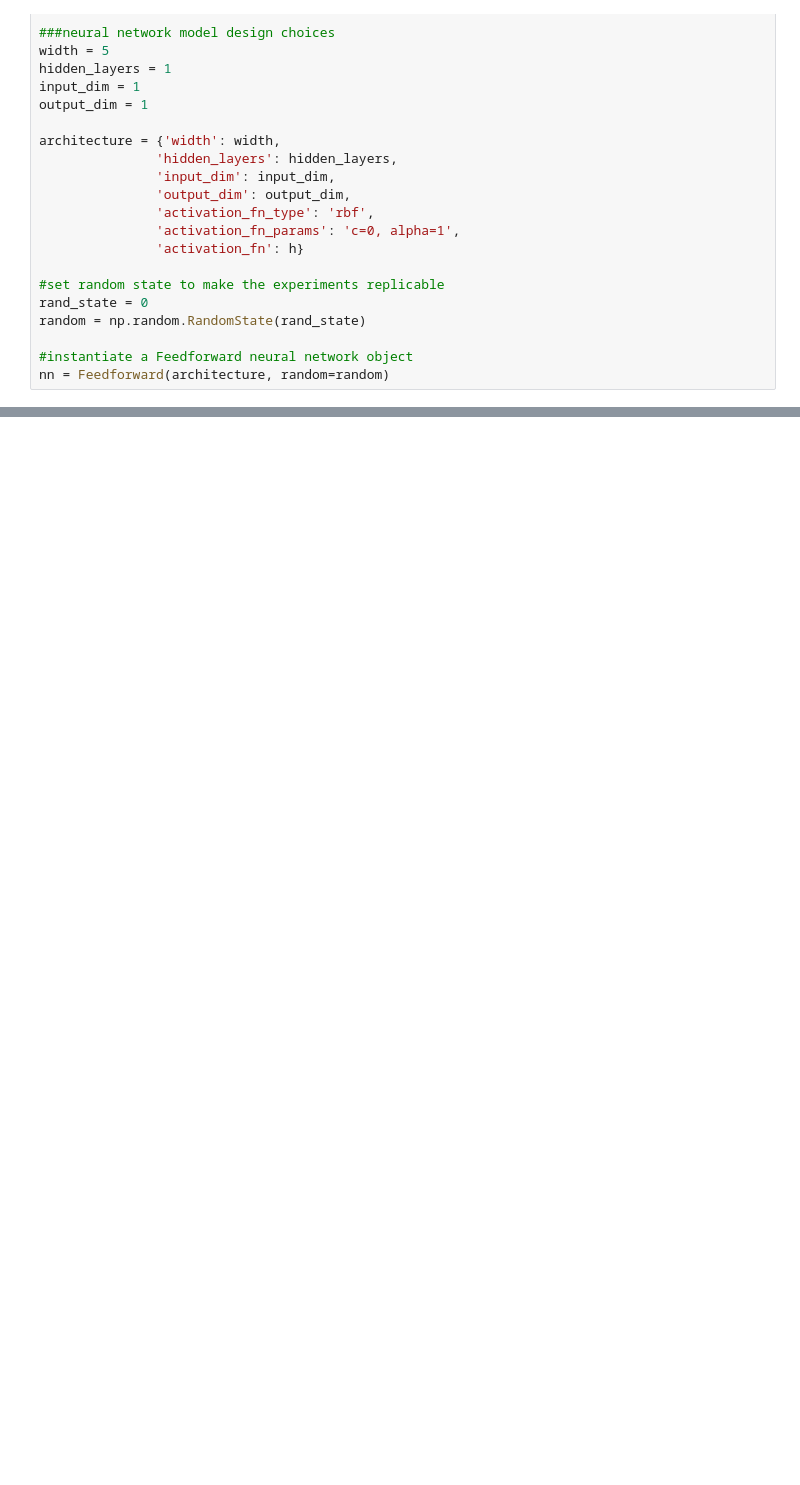
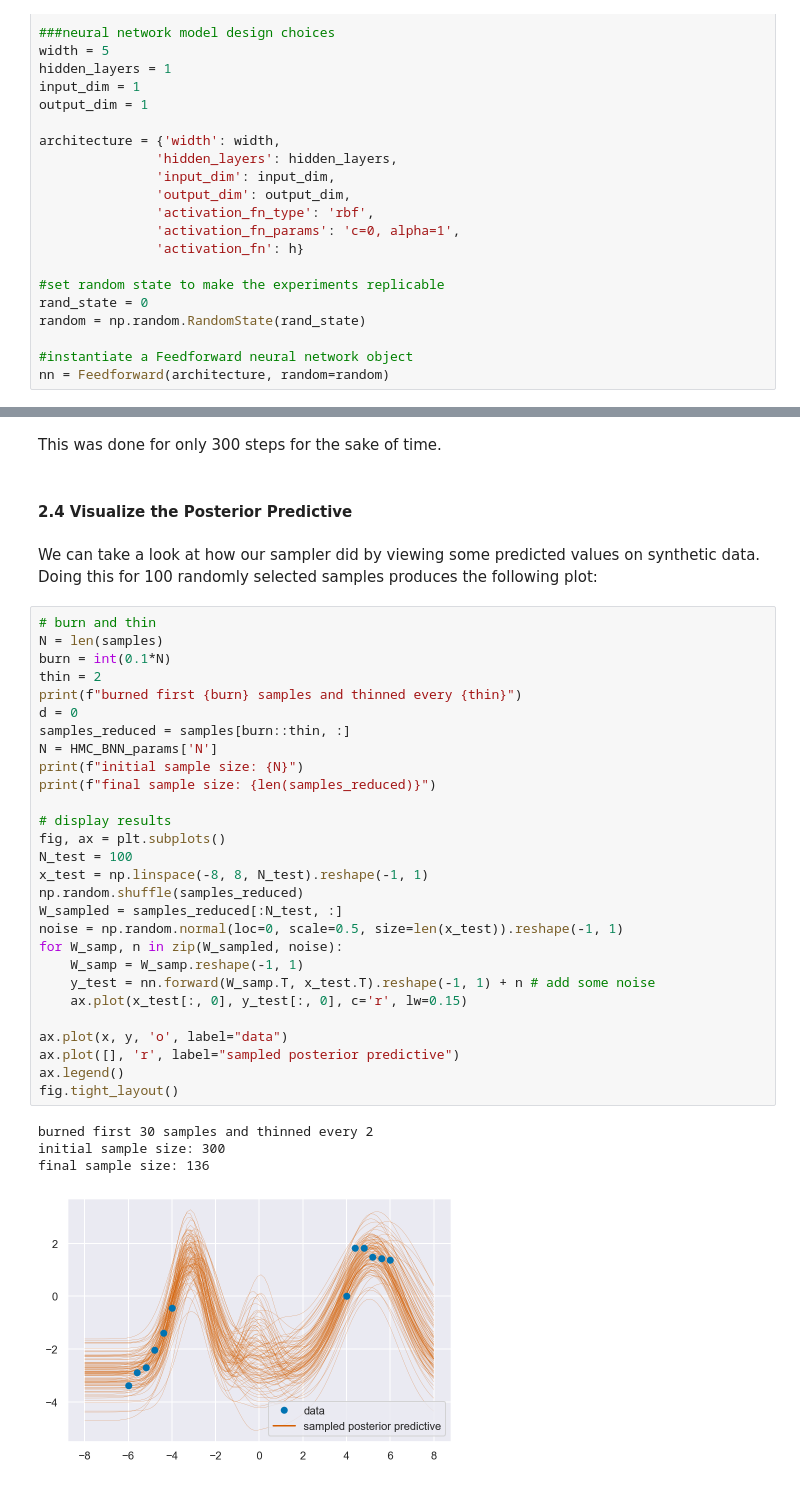
Before and after one commit to icweaver/AM207, a Jupyter notebook: HW7/AM207_HW7_IanWeaver.ipynb, the cells around one changed output, grey strips where cells are left out. Cells and saved outputs as stored; diff of their text form; blank space fills up the shorter version.

```diff
--- a/HW7/AM207_HW7_IanWeaver.ipynb
+++ b/HW7/AM207_HW7_IanWeaver.ipynb
@@ -445,0 +631,39 @@ plt.show()
+# %% [markdown]
+This was done for only 300 steps for the sake of time.
+# %% [markdown]
+#### 2.4 Visualize the Posterior Predictive
+# %% [markdown]
+We can take a look at how our sampler did by viewing some predicted values on synthetic data. Doing this for 100 randomly selected samples produces the following plot:
+# %%
+# burn and thin
+N = len(samples)
+burn = int(0.1*N)
+thin = 2
+print(f"burned first {burn} samples and thinned every {thin}")
+d = 0
+samples_reduced = samples[burn::thin, :]
+N = HMC_BNN_params['N']
+print(f"initial sample size: {N}")
+print(f"final sample size: {len(samples_reduced)}")
+
+# display results
+fig, ax = plt.subplots()
+N_test = 100
+x_test = np.linspace(-8, 8, N_test).reshape(-1, 1)
+np.random.shuffle(samples_reduced)
+W_sampled = samples_reduced[:N_test, :]
+noise = np.random.normal(loc=0, scale=0.5, size=len(x_test)).reshape(-1, 1)
+for W_samp, n in zip(W_sampled, noise):
+    W_samp = W_samp.reshape(-1, 1)
+    y_test = nn.forward(W_samp.T, x_test.T).reshape(-1, 1) + n # add some noise
+    ax.plot(x_test[:, 0], y_test[:, 0], c='r', lw=0.15)
+
+ax.plot(x, y, 'o', label="data")
+ax.plot([], 'r', label="sampled posterior predictive")
+ax.legend()
+fig.tight_layout()
+# %% [output]
+burned first 30 samples and thinned every 2
+initial sample size: 300
+final sample size: 136
+[figure, added]
```
Also changed, not shown: parts of 26 cells of this notebook, 1 other file.
